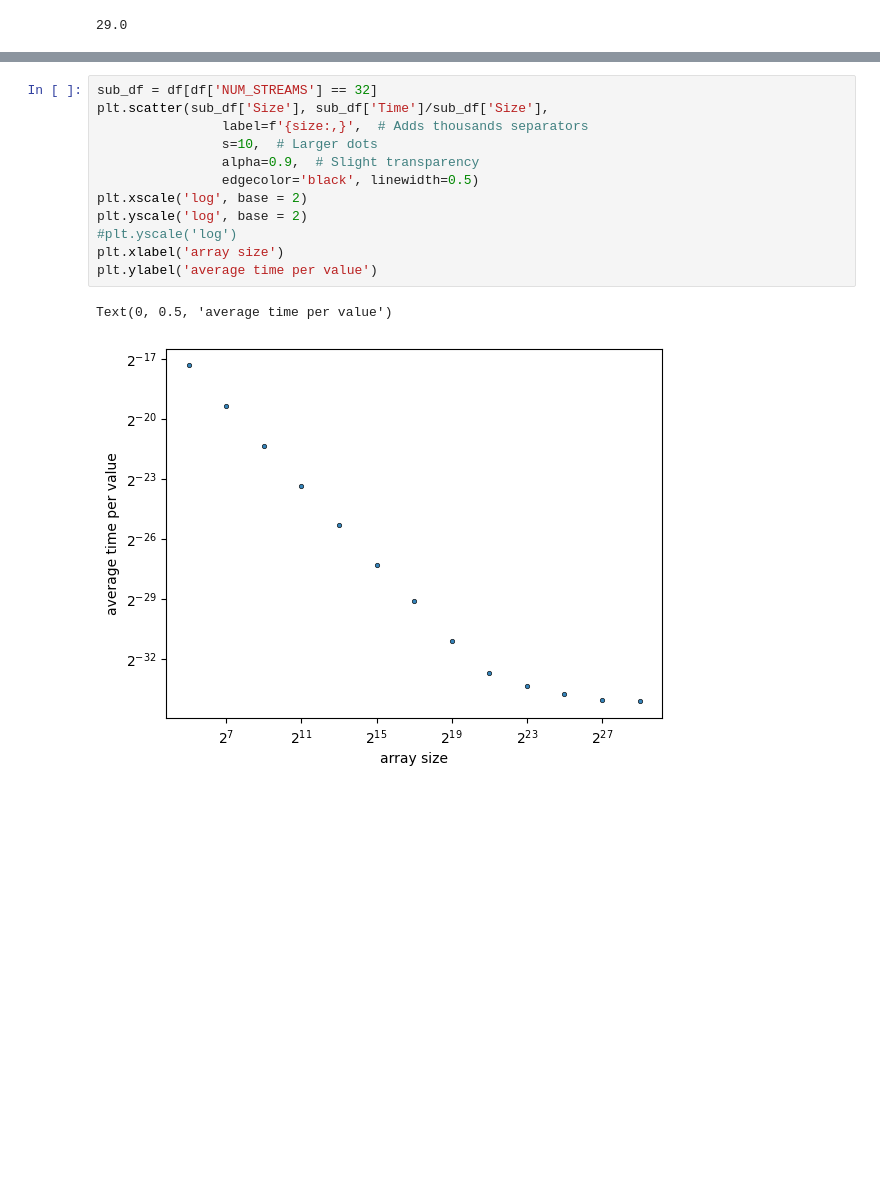
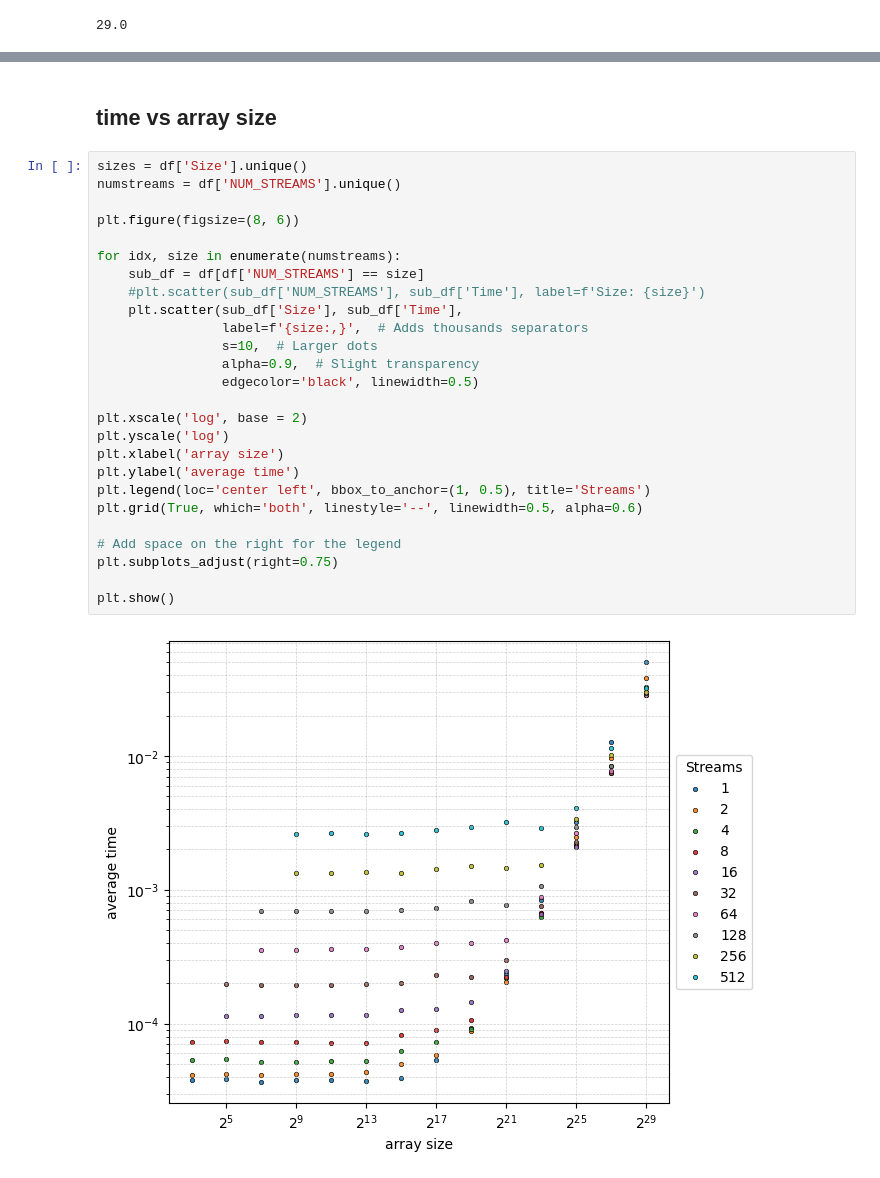
Before and after one commit to grafrap/HPC4WC-overlapping, a Jupyter notebook: measurements/cuda_plots.ipynb, the cells around one changed output, grey strips where cells are left out. Cells and saved outputs as stored; diff of their text form; blank space fills up the shorter version.

```diff
--- a/measurements/cuda_plots.ipynb
+++ b/measurements/cuda_plots.ipynb
@@ -182,15 +167,30 @@ plt.show()
-# %%
-sub_df = df[df['NUM_STREAMS'] == 32]
-plt.scatter(sub_df['Size'], sub_df['Time']/sub_df['Size'],
-                label=f'{size:,}',  # Adds thousands separators
-                s=10,  # Larger dots
-                alpha=0.9,  # Slight transparency
-                edgecolor='black', linewidth=0.5)
-plt.xscale('log', base = 2)
-plt.yscale('log', base = 2)
-#plt.yscale('log')
-plt.xlabel('array size')
-plt.ylabel('average time per value')
-# %% [output]
-Text(0, 0.5, 'average time per value')
-[figure, removed]
+# %% [markdown]
+## time vs array size
+# %%
+sizes = df['Size'].unique()
+numstreams = df['NUM_STREAMS'].unique()
+
+plt.figure(figsize=(8, 6))
+
+for idx, size in enumerate(numstreams):
+    sub_df = df[df['NUM_STREAMS'] == size]
+    #plt.scatter(sub_df['NUM_STREAMS'], sub_df['Time'], label=f'Size: {size}')
+    plt.scatter(sub_df['Size'], sub_df['Time'],
+                label=f'{size:,}',  # Adds thousands separators
+                s=10,  # Larger dots
+                alpha=0.9,  # Slight transparency
+                edgecolor='black', linewidth=0.5)
+
+plt.xscale('log', base = 2)
+plt.yscale('log')
+plt.xlabel('array size')
+plt.ylabel('average time')
+plt.legend(loc='center left', bbox_to_anchor=(1, 0.5), title='Streams')
+plt.grid(True, which='both', linestyle='--', linewidth=0.5, alpha=0.6)
+
+# Add space on the right for the legend
+plt.subplots_adjust(right=0.75)
+
+plt.show()
+# %% [output]
+[figure, added]
```
Also changed, not shown: parts of 24 cells of this notebook.
